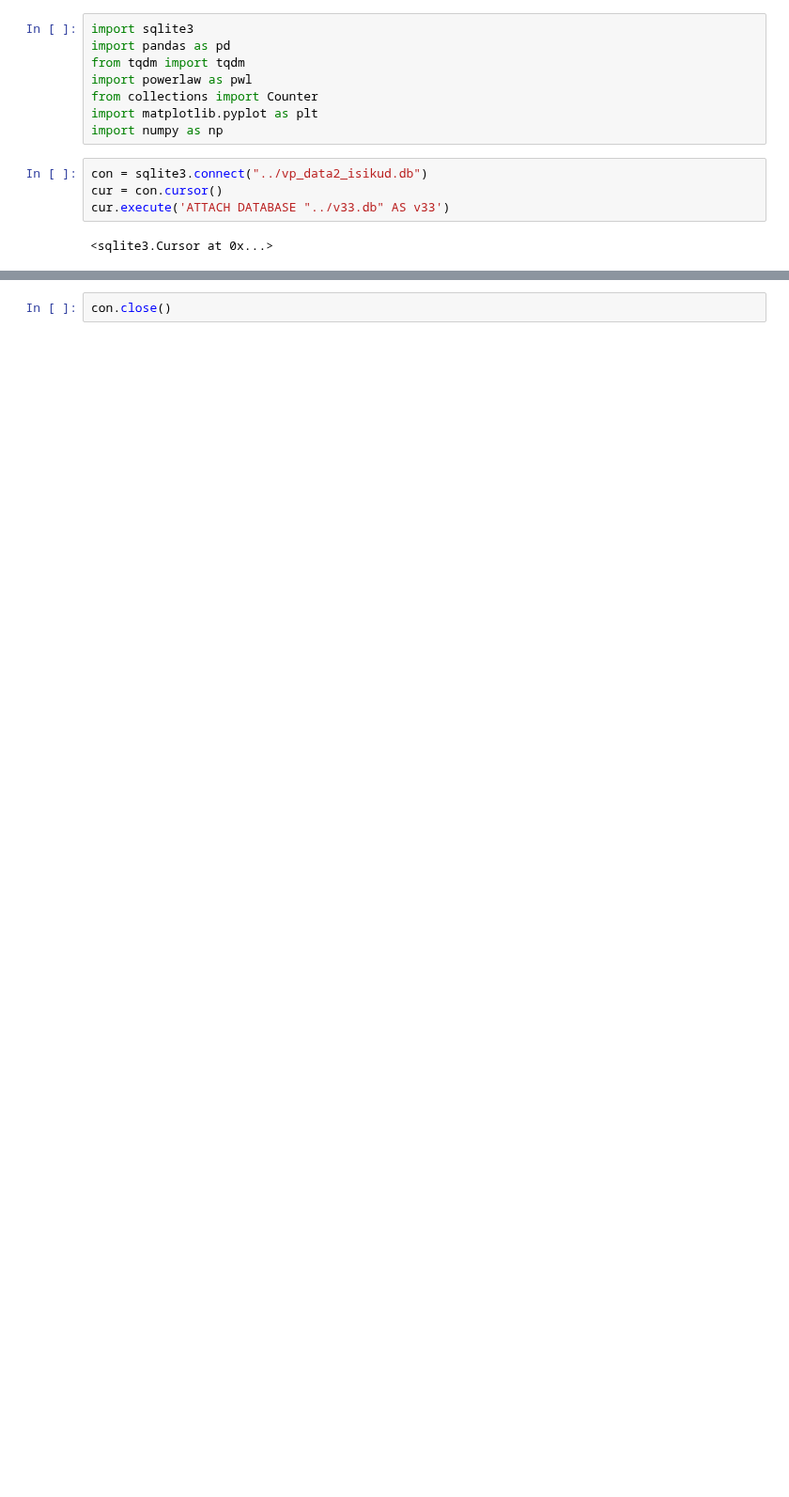
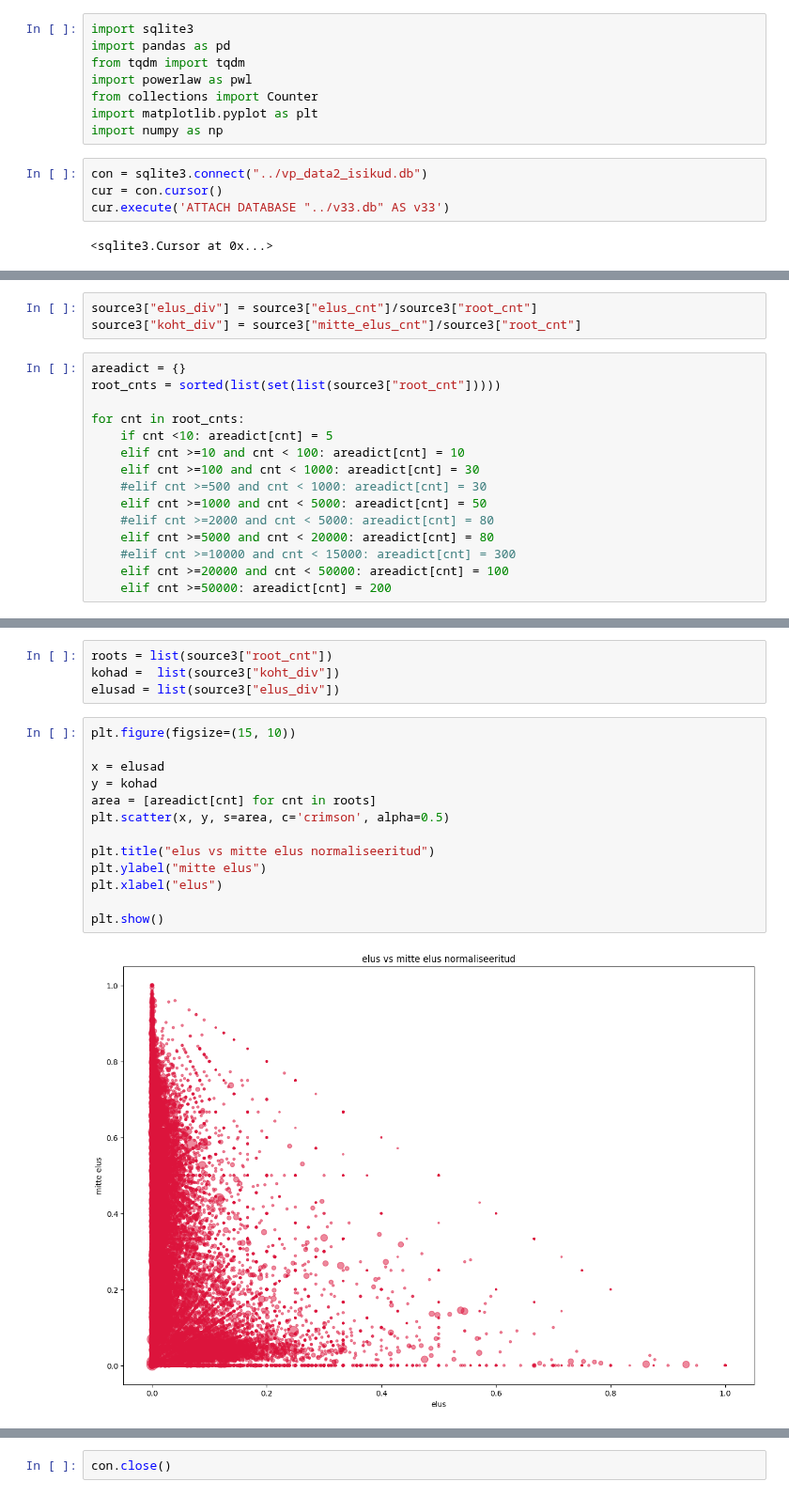
Before and after one commit to estnltk/syntax_experiments, a Jupyter notebook: verb_patterns_obl_isikud/verb_analysis_kohakaanded_elu_vs_koht_pildid.ipynb, the cells around one changed output, grey strips where cells are left out. Shown at 94% size. Saved outputs shown, nothing was run; the diff lists cells and outputs as text; blank space fills up the shorter version.

Commit message:
verbobl isikud koht-elus plot

```diff
--- a/verb_patterns_obl_isikud/verb_analysis_kohakaanded_elu_vs_koht_pildid.ipynb
+++ b/verb_patterns_obl_isikud/verb_analysis_kohakaanded_elu_vs_koht_pildid.ipynb
@@ -198,0 +39,18 @@ plt.show()
+# %%
+source3["elus_div"] = source3["elus_cnt"]/source3["root_cnt"]
+source3["koht_div"] = source3["mitte_elus_cnt"]/source3["root_cnt"]
+# %%
+areadict = {}
+root_cnts = sorted(list(set(list(source3["root_cnt"]))))
+
+for cnt in root_cnts:
+    if cnt <10: areadict[cnt] = 5
+    elif cnt >=10 and cnt < 100: areadict[cnt] = 10
+    elif cnt >=100 and cnt < 1000: areadict[cnt] = 30
+    #elif cnt >=500 and cnt < 1000: areadict[cnt] = 30
+    elif cnt >=1000 and cnt < 5000: areadict[cnt] = 50
+    #elif cnt >=2000 and cnt < 5000: areadict[cnt] = 80
+    elif cnt >=5000 and cnt < 20000: areadict[cnt] = 80
+    #elif cnt >=10000 and cnt < 15000: areadict[cnt] = 300
+    elif cnt >=20000 and cnt < 50000: areadict[cnt] = 100
+    elif cnt >=50000: areadict[cnt] = 200
@@ -198,0 +61,19 @@ plt.show()
+# %%
+roots = list(source3["root_cnt"])
+kohad =  list(source3["koht_div"])
+elusad = list(source3["elus_div"])
+# %%
+plt.figure(figsize=(15, 10))
+
+x = elusad
+y = kohad
+area = [areadict[cnt] for cnt in roots]
+plt.scatter(x, y, s=area, c='crimson', alpha=0.5)
+
+plt.title("elus vs mitte elus normaliseeritud")
+plt.ylabel("mitte elus")
+plt.xlabel("elus")
+
+plt.show()
+# %% [output]
+[figure, added]
```
Also changed, not shown: parts of 41 cells of this notebook.
